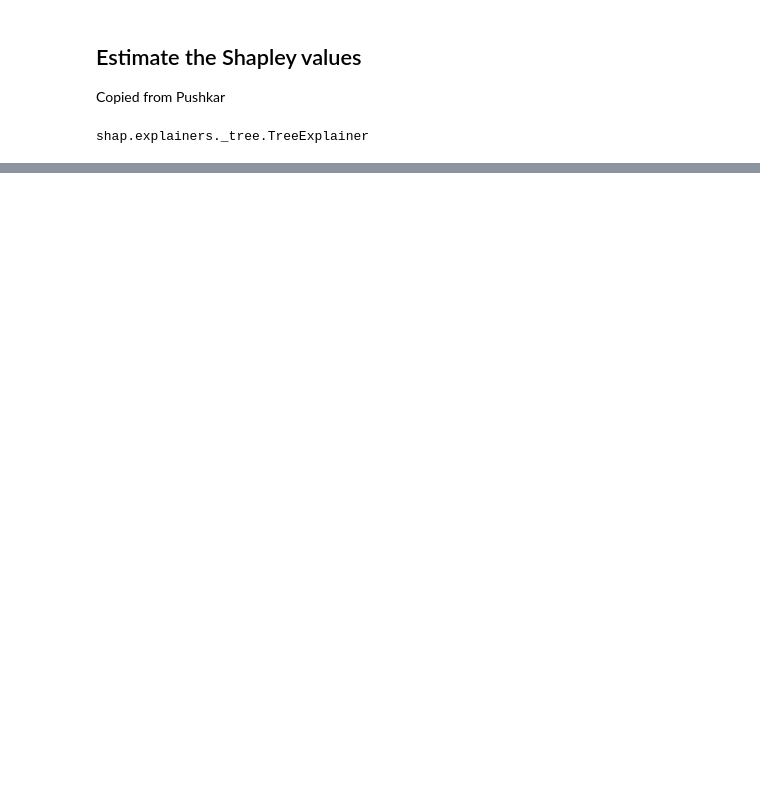
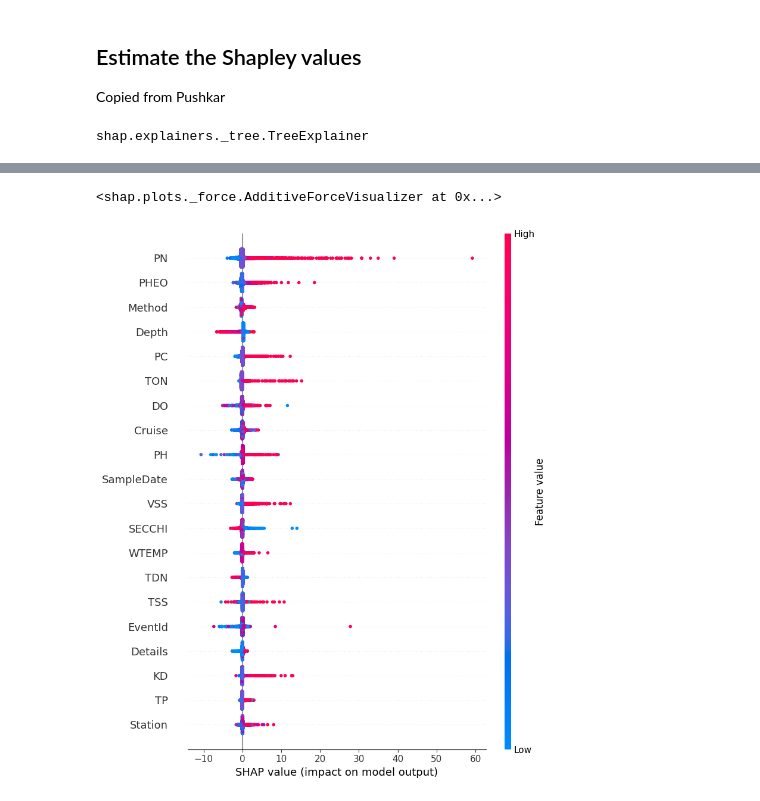
Before and after one commit to clairemerriman/na-erdos-fellows-monorepo, a Jupyter notebook: notebooks/plankton_patrol_models/model_plank_XGBoost_water.ipynb, the cells around one changed output, grey strips where cells are left out. Cells and saved outputs as stored; diff of their text form; code cells hidden in the pictures; blank space fills up the shorter version.

```diff
--- a/notebooks/plankton_patrol_models/model_plank_XGBoost_water.ipynb
+++ b/notebooks/plankton_patrol_models/model_plank_XGBoost_water.ipynb
@@ -271,7 +211,7 @@ shap.plots.waterfall(shap_values[0])
 Let's drop som columns related to who collected the data: `Program`, `Project`, `Agency`, `Source`
 And `TotalDepth` is the station, not the sample.
 # %%
-water_clean = water_clean.drop(columns=['Program','Project','Agency','Source','TotalDepth'])
+water_clean = water_clean.drop(columns=['Program','Project','Agency','Source','TotalDepth','TierLevel'])
 # %%
 water_clean = convert_dtypes(water_clean)
 # %% [output]
@@ -382,0 +323,8 @@ shap.plots.waterfall(shap_values[0])
+# %%
+shap.plots.force(shap_values[0])
+# %% [output]
+<shap.plots._force.AdditiveForceVisualizer at 0x...>
+# %%
+shap.summary_plot(shap_values,X_test)
+# %% [output]
+[figure, added]
```
Also changed, not shown: parts of 15 cells of this notebook, 5 other files.
